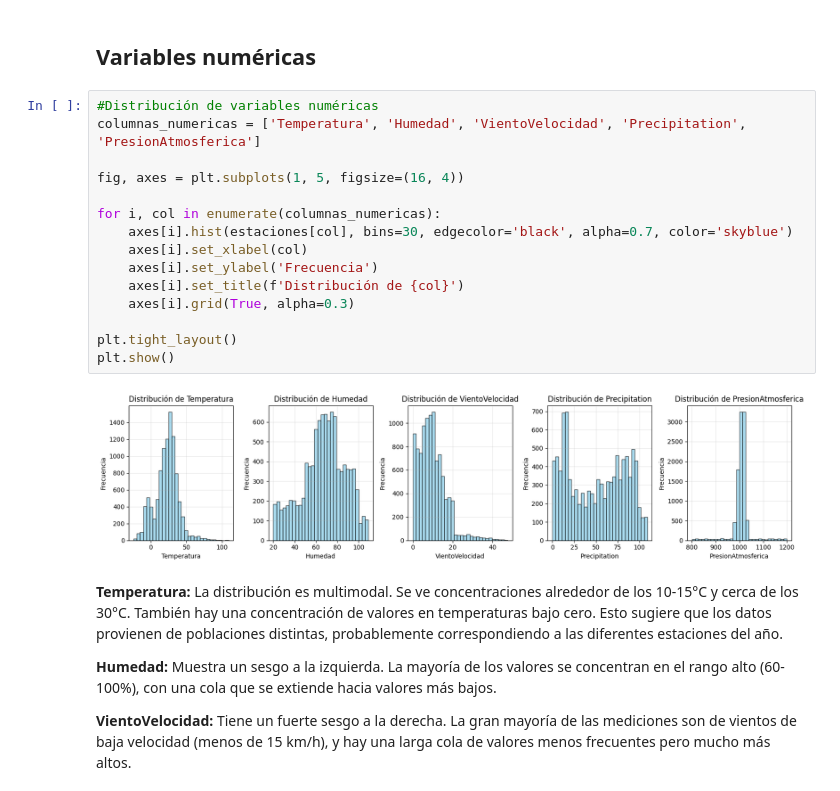
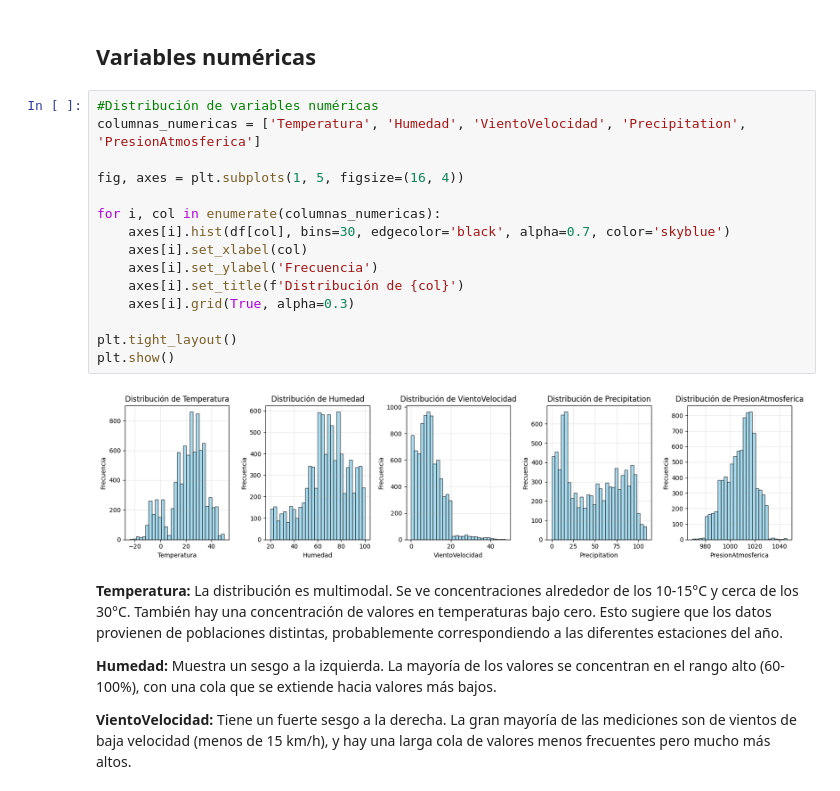
Before and after one commit to Fabrote/season-classifier, a Jupyter notebook: MD-TP3_TAPIA-PALACIO.ipynb, the cells around one changed output. Drawn from its saved outputs; the diff is of its cells as text.

```diff
--- a/MD-TP3_TAPIA-PALACIO.ipynb
+++ b/MD-TP3_TAPIA-PALACIO.ipynb
@@ -196,20 +194,20 @@ Fuente de donde verificamos los valores correctos de presión atmosferica: https
 # %%
 #Distribución de variables numéricas
 columnas_numericas = ['Temperatura', 'Humedad', 'VientoVelocidad', 'Precipitation', 'PresionAtmosferica']
 
 fig, axes = plt.subplots(1, 5, figsize=(16, 4))
 
 for i, col in enumerate(columnas_numericas):
-    axes[i].hist(estaciones[col], bins=30, edgecolor='black', alpha=0.7, color='skyblue')
+    axes[i].hist(df[col], bins=30, edgecolor='black', alpha=0.7, color='skyblue')
     axes[i].set_xlabel(col)
     axes[i].set_ylabel('Frecuencia')
     axes[i].set_title(f'Distribución de {col}')
     axes[i].grid(True, alpha=0.3)
 
 plt.tight_layout()
 plt.show()
 # %% [output]
-[figure, old version]
+[figure, new version]
 # %% [markdown]
 **Temperatura:** La distribución es multimodal. Se ve concentraciones alrededor de los 10-15°C y cerca de los 30°C. También hay una concentración de valores en temperaturas bajo cero. Esto sugiere que los datos provienen de poblaciones distintas, probablemente correspondiendo a las diferentes estaciones del año.
 
```
Also changed, not shown: parts of 28 cells of this notebook.
